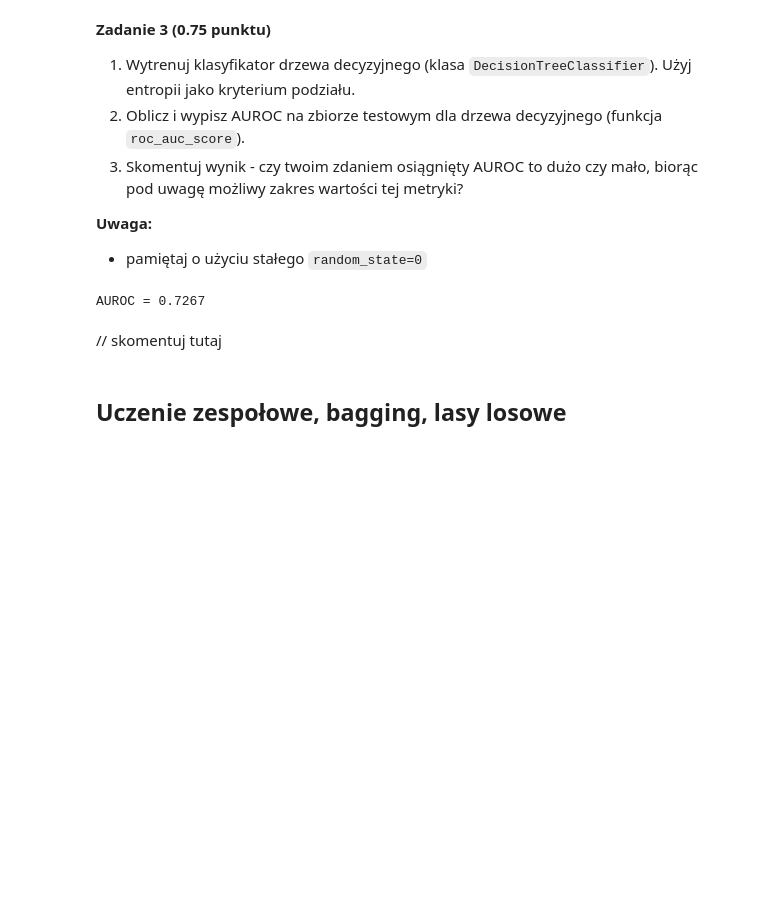
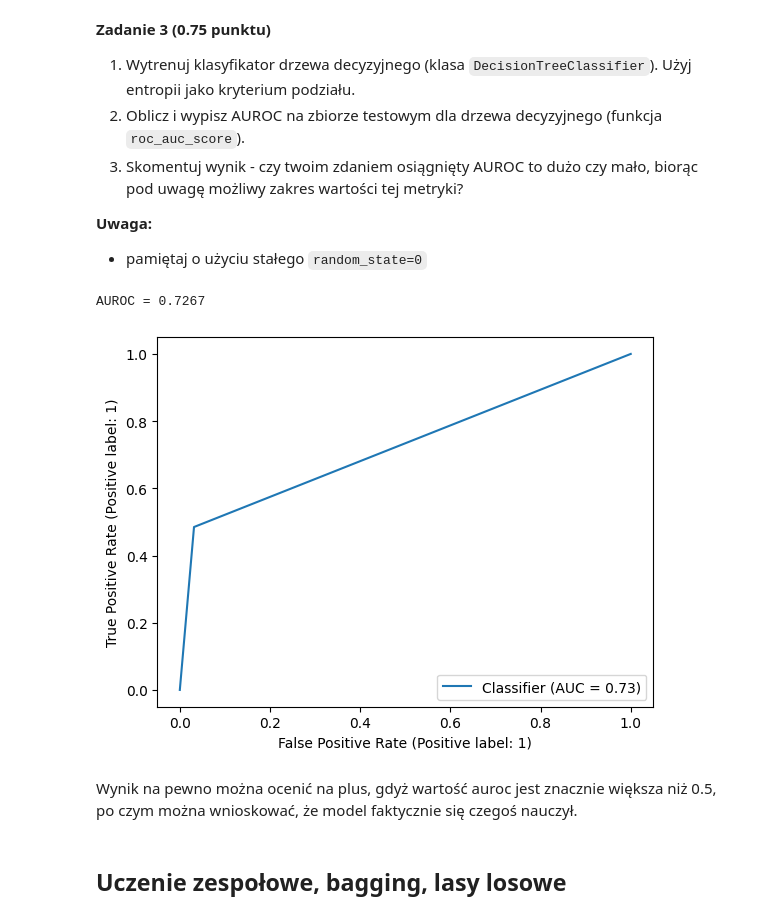
Before and after one commit to michal200292/Introduction-to-AI, a Jupyter notebook: lab2/lab_2.ipynb, the cells around one changed output. Cells and saved outputs as stored; diff of their text form; code cells hidden in the pictures; blank space fills up the shorter version.

```diff
--- a/lab2/lab_2.ipynb
+++ b/lab2/lab_2.ipynb
@@ -196,20 +196,29 @@ Co ważne, z definicji AUROC, trzeba tam użyć prawdopodobieństw klasy pozytyw
 # %%
 from sklearn.tree import DecisionTreeClassifier
 from sklearn.metrics import roc_auc_score
+from sklearn.metrics import RocCurveDisplay
+
+
+def calc_auroc(model, X_test, y_test):
+    y_pred = model.predict_proba(X_test)
+    score = roc_auc_score(y_test, y_pred[:, 1])
+    RocCurveDisplay.from_predictions(y_test, y_pred[:, 1])
+    print(f"AUROC = {score:.4f}")
+
 
 def decision_tree_learn(X_train, y_train, X_test, y_test):
     model = DecisionTreeClassifier(criterion='entropy', random_state=0)
     model.fit(X_train, y_train)
 
-    y_pred = model.predict_proba(X_test)
-    score = roc_auc_score(y_test, y_pred[:, 1])
-    print(f"AUROC = {score:.4f}")
+    calc_auroc(model, X_test, y_test)
+
 
 decision_tree_learn(X_train, y_train, X_test, y_test)
 # %% [output]
 AUROC = 0.7267
+[figure, added]
-# %% [markdown]
-// skomentuj tutaj
+# %% [markdown]
+Wynik na pewno można ocenić na plus, gdyż wartość auroc jest znacznie większa niż 0.5, po czym można wnioskować, że model faktycznie się czegoś nauczył.
 # %% [markdown]
 ## Uczenie zespołowe, bagging, lasy losowe
 # %% [markdown]
```
Also changed, not shown: parts of 52 cells of this notebook, 5 other files.
